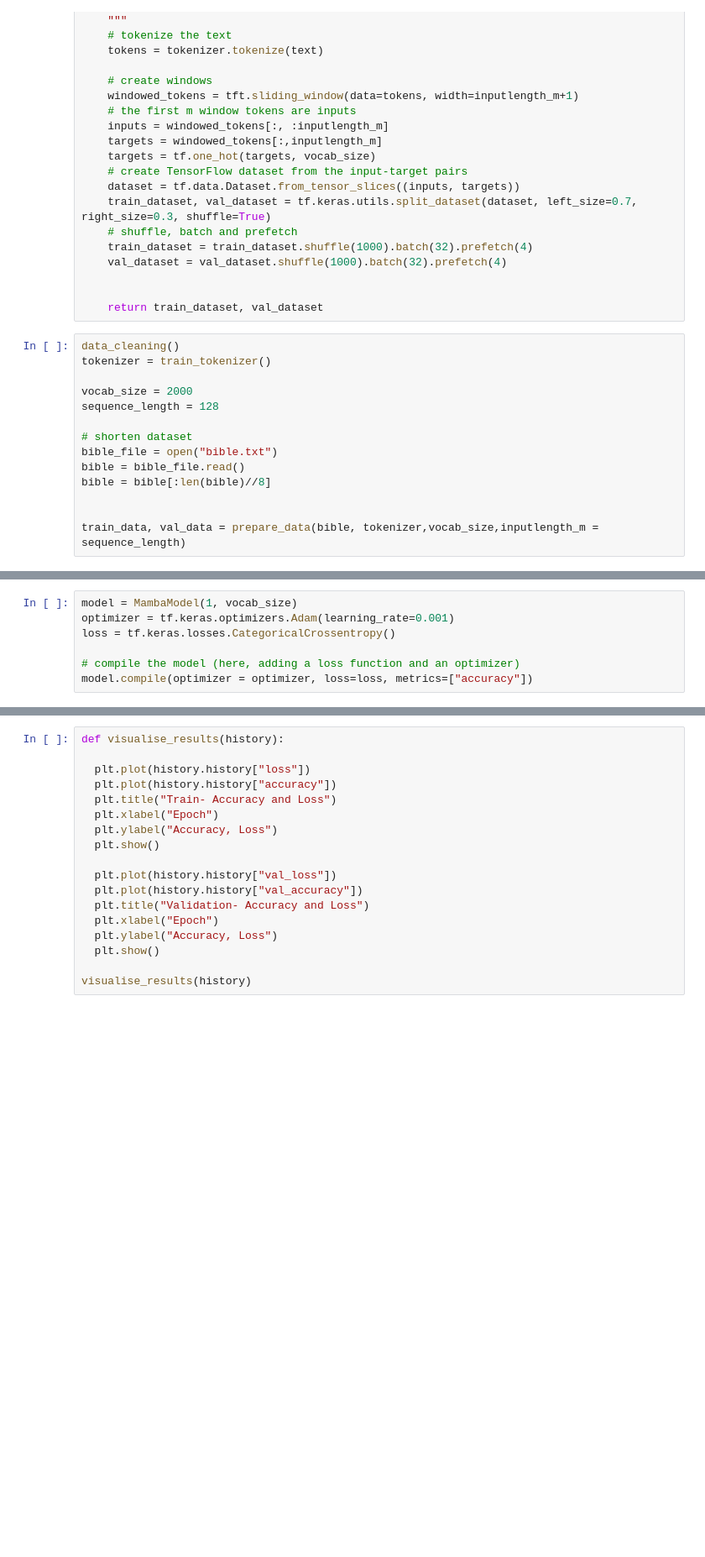
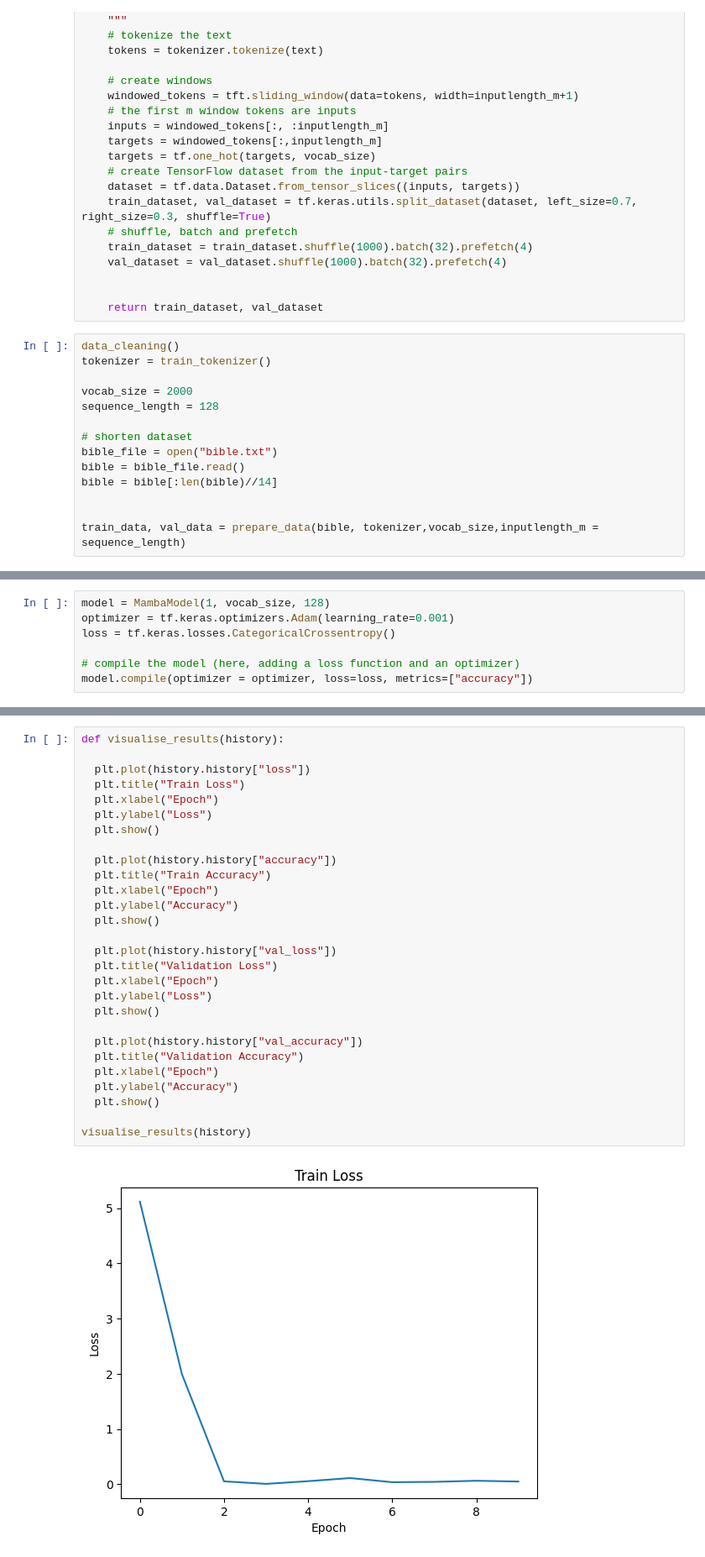
Before and after one commit to alinagriesel/tf_mamba, a Jupyter notebook: MambaExperiment1.ipynb, the cells around one changed output, grey strips where cells are left out. Shown at 84% size. Drawn from its saved outputs; the diff is of its cells as text; blank space fills up the shorter version.

```diff
--- a/MambaExperiment1.ipynb
+++ b/MambaExperiment1.ipynb
@@ -111,7 +89,7 @@ sequence_length = 128
 # shorten dataset
 bible_file = open("bible.txt")
 bible = bible_file.read()
-bible = bible[:len(bible)//8]
+bible = bible[:len(bible)//14]
 
 
 train_data, val_data = prepare_data(bible, tokenizer,vocab_size,inputlength_m = sequence_length)
@@ -244,7 +266,7 @@ class MambaModel(tf.keras.Model):
 
     return x
 # %%
-model = MambaModel(1, vocab_size)
+model = MambaModel(1, vocab_size, 128)
 optimizer = tf.keras.optimizers.Adam(learning_rate=0.001)
 loss = tf.keras.losses.CategoricalCrossentropy()
 
@@ -261,18 +303,30 @@ Epoch 2/10
 # %%
 def visualise_results(history):
 
   plt.plot(history.history["loss"])
+  plt.title("Train Loss")
+  plt.xlabel("Epoch")
+  plt.ylabel("Loss")
+  plt.show()
+
   plt.plot(history.history["accuracy"])
-  plt.title("Train- Accuracy and Loss")
+  plt.title("Train Accuracy")
   plt.xlabel("Epoch")
-  plt.ylabel("Accuracy, Loss")
+  plt.ylabel("Accuracy")
   plt.show()
 
   plt.plot(history.history["val_loss"])
+  plt.title("Validation Loss")
+  plt.xlabel("Epoch")
+  plt.ylabel("Loss")
+  plt.show()
+
   plt.plot(history.history["val_accuracy"])
-  plt.title("Validation- Accuracy and Loss")
+  plt.title("Validation Accuracy")
   plt.xlabel("Epoch")
-  plt.ylabel("Accuracy, Loss")
+  plt.ylabel("Accuracy")
   plt.show()
 
 visualise_results(history)
+# %% [output]
+[figure, added]
```
Also changed, not shown: parts of 9 cells of this notebook, 5 other files.
